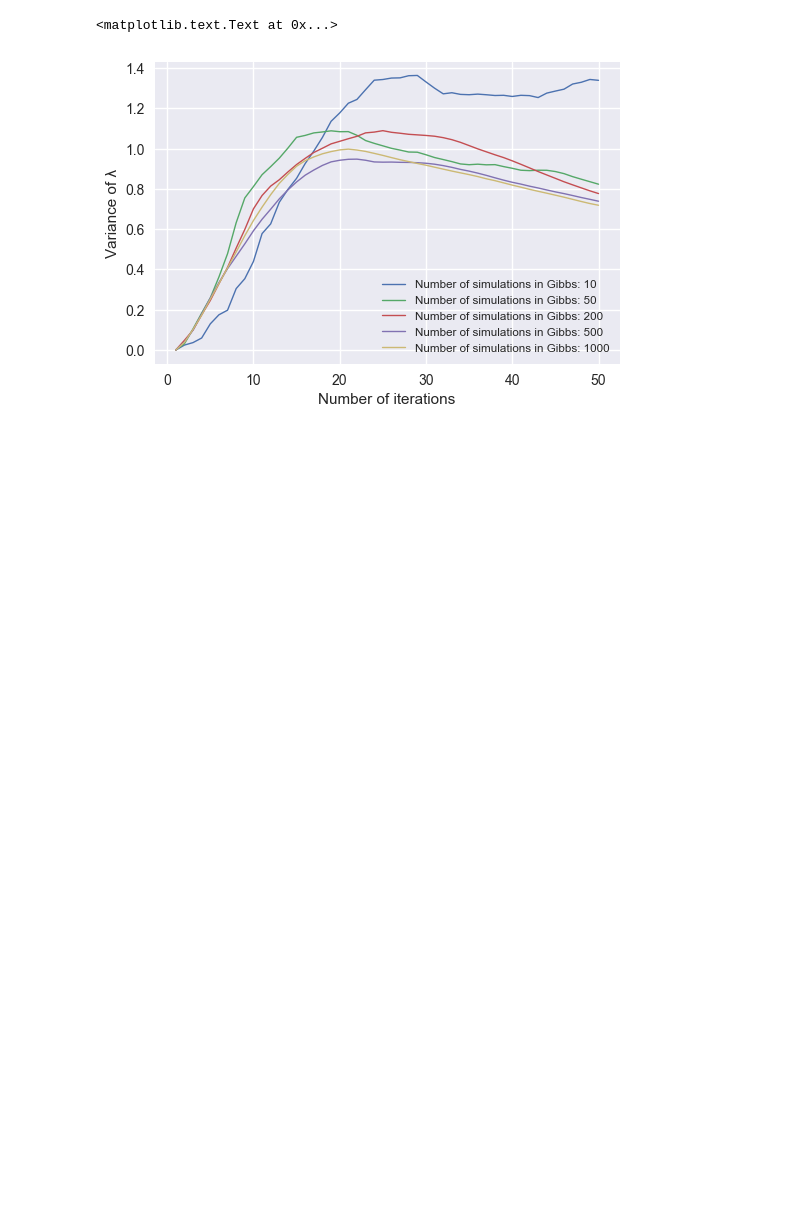
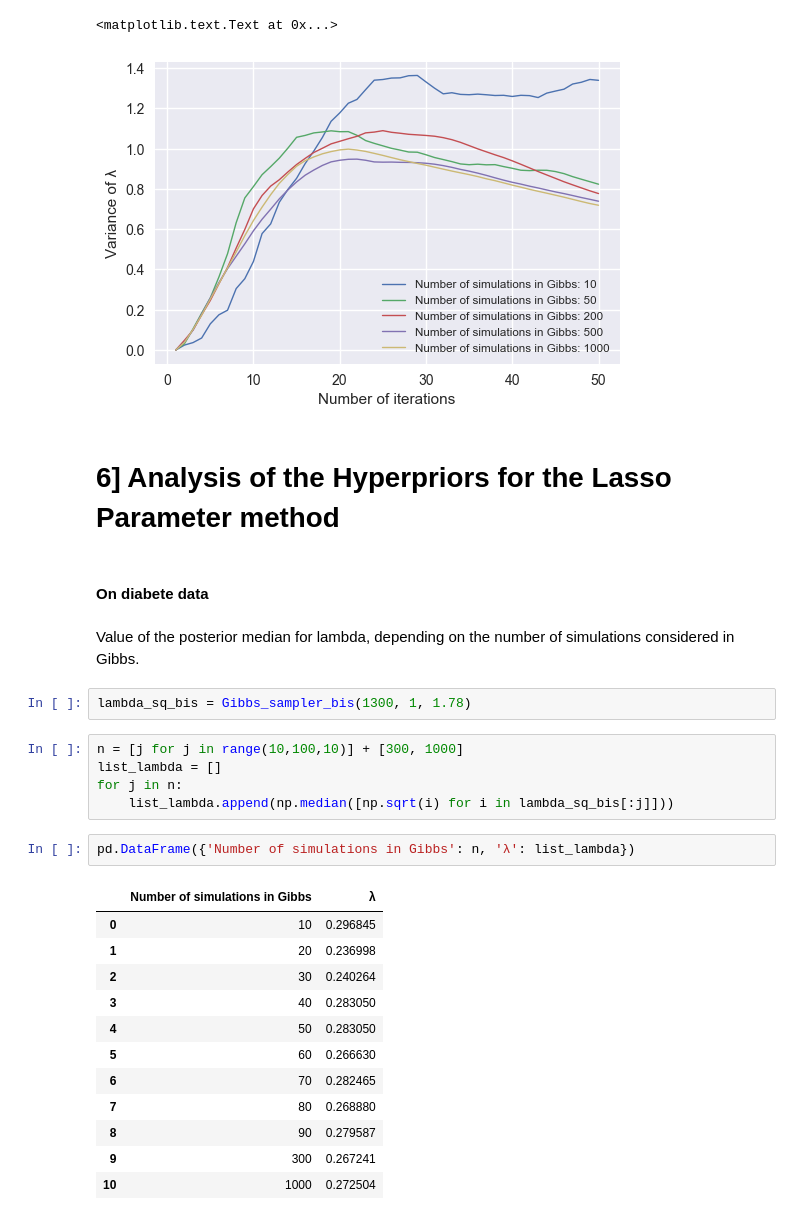
Before and after one commit to mathislinger/Bayesian_Lasso, a Jupyter notebook: code.ipynb, the cells around one changed output. Saved outputs shown, nothing was run; the diff lists cells and outputs as text; blank space fills up the shorter version.

```diff
--- a/code.ipynb
+++ b/code.ipynb
@@ -769,3 +764,31 @@ plt.ylabel('Variance of λ')
 # %% [output]
 <matplotlib.text.Text at 0x...>
 [figure]
+# %% [markdown]
+# 6] Analysis of the Hyperpriors for the Lasso Parameter method
+# %% [markdown]
+#### On diabete data
+# %% [markdown]
+Value of the posterior median for lambda, depending on the number of simulations considered in Gibbs.
+# %%
+lambda_sq_bis = Gibbs_sampler_bis(1300, 1, 1.78)
+# %%
+n = [j for j in range(10,100,10)] + [300, 1000]
+list_lambda = []
+for j in n:
+    list_lambda.append(np.median([np.sqrt(i) for i in lambda_sq_bis[:j]]))
+# %%
+pd.DataFrame({'Number of simulations in Gibbs': n, 'λ': list_lambda})
+# %% [output]
+|  | Number of simulations in Gibbs | λ |
+| 0 | 10 | 0.296845 |
+| 1 | 20 | 0.236998 |
+| 2 | 30 | 0.240264 |
+| 3 | 40 | 0.283050 |
+| 4 | 50 | 0.283050 |
+| 5 | 60 | 0.266630 |
+| 6 | 70 | 0.282465 |
+| 7 | 80 | 0.268880 |
+| 8 | 90 | 0.279587 |
+| 9 | 300 | 0.267241 |
+| 10 | 1000 | 0.272504 |
```
Also changed, not shown: parts of 10 cells of this notebook.
